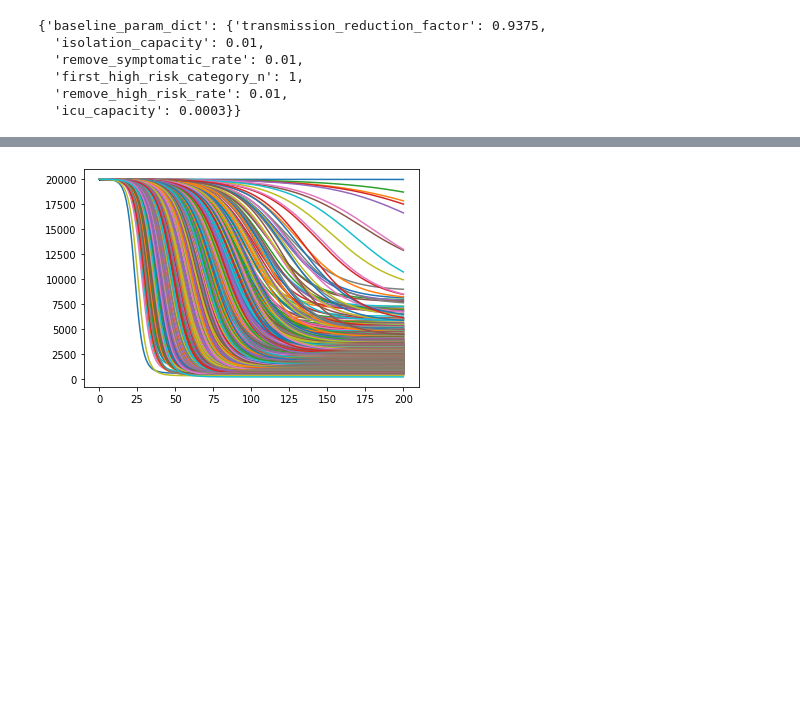
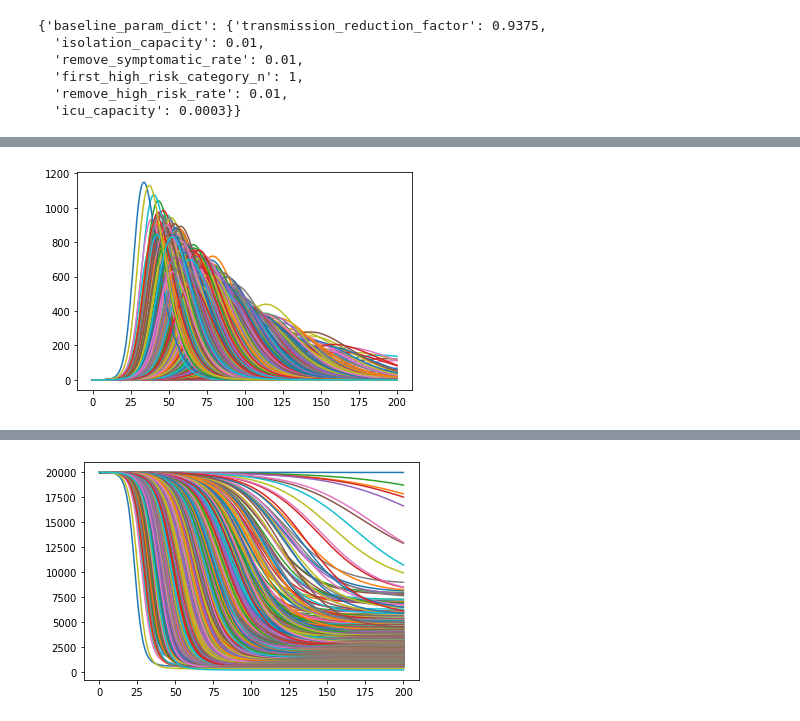
Before and after one commit to abbaasalif/epi-models, a Jupyter notebook: compartmental_model_demo.ipynb, the cells around one changed output, grey strips where cells are left out. Saved outputs shown, nothing was run; the diff lists cells and outputs as text; code cells hidden in the pictures; blank space fills up the shorter version.

```diff
--- a/compartmental_model_demo.ipynb
+++ b/compartmental_model_demo.ipynb
@@ -61,3 +46,8 @@ sim_groups = do_nothing_baseline.groupby('R0')
+# %%
+for index,group in sim_groups:
+    group['Hospitalised'].plot()
+# %% [output]
+[figure, added]
 # %%
 for index,group in sim_groups:
     group['Critical'].plot()
```
Also changed, not shown: parts of 35 cells of this notebook, 3 other files.
